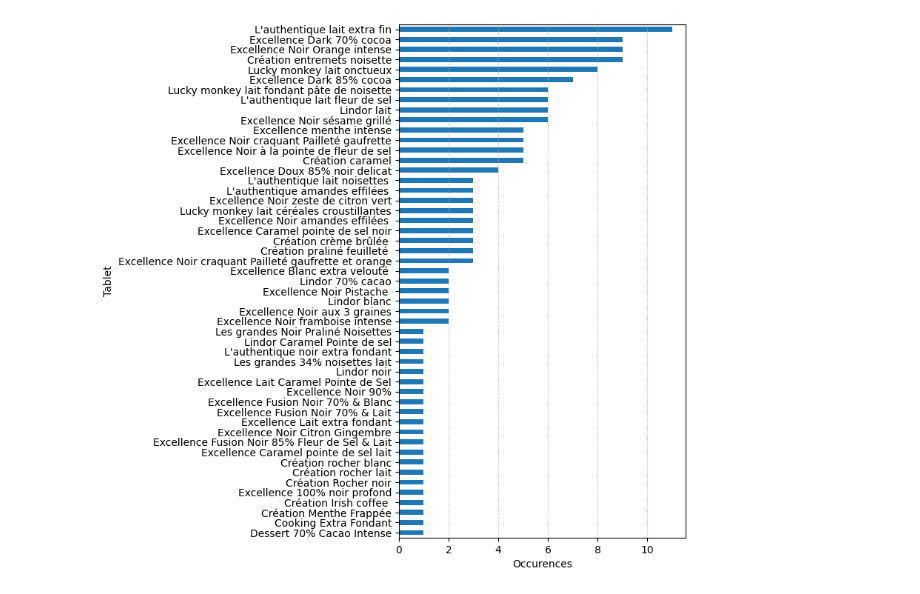
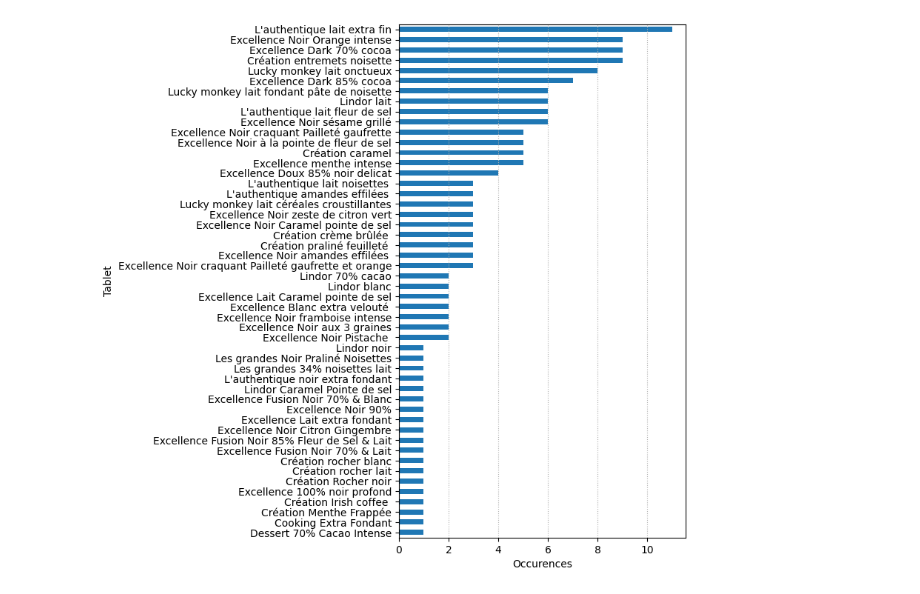
Before and after one commit to antoine-pirog/Lindtomancy, a Jupyter notebook: lindtomancy.ipynb, the cells around one changed output. Drawn from its saved outputs; the diff is of its cells as text; code cells hidden in the pictures.

```diff
--- a/lindtomancy.ipynb
+++ b/lindtomancy.ipynb
@@ -17,0 +8,3 @@ df.head()
+# %%
+df_choco = utils.build_chocodataframe(objdata)
+df_choco
@@ -18,7 +74,7 @@ df.head()
 # %%
 h, ax = plt.subplots(figsize=(5,9))
-df.sum(axis=1).sort_values().plot(ax=ax, kind="barh", xlabel="Occurences")
+df_choco.sum(axis=1).sort_values().plot(ax=ax, kind="barh", xlabel="Occurences")
 ax.xaxis.grid(True, which='major', ls=':')
 plt.show()
 # %% [output]
-[figure, old version]
+[figure, new version]
```
Also changed, not shown: parts of 4 cells of this notebook, 1 other file.
